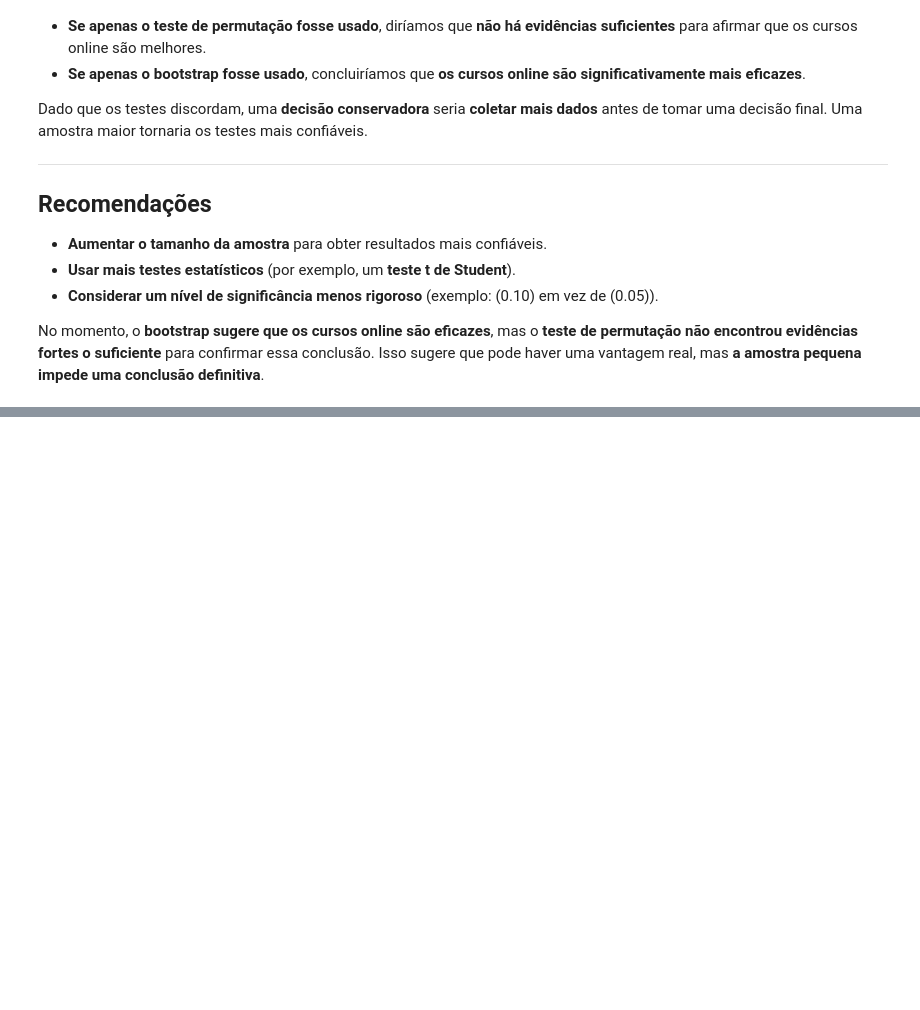
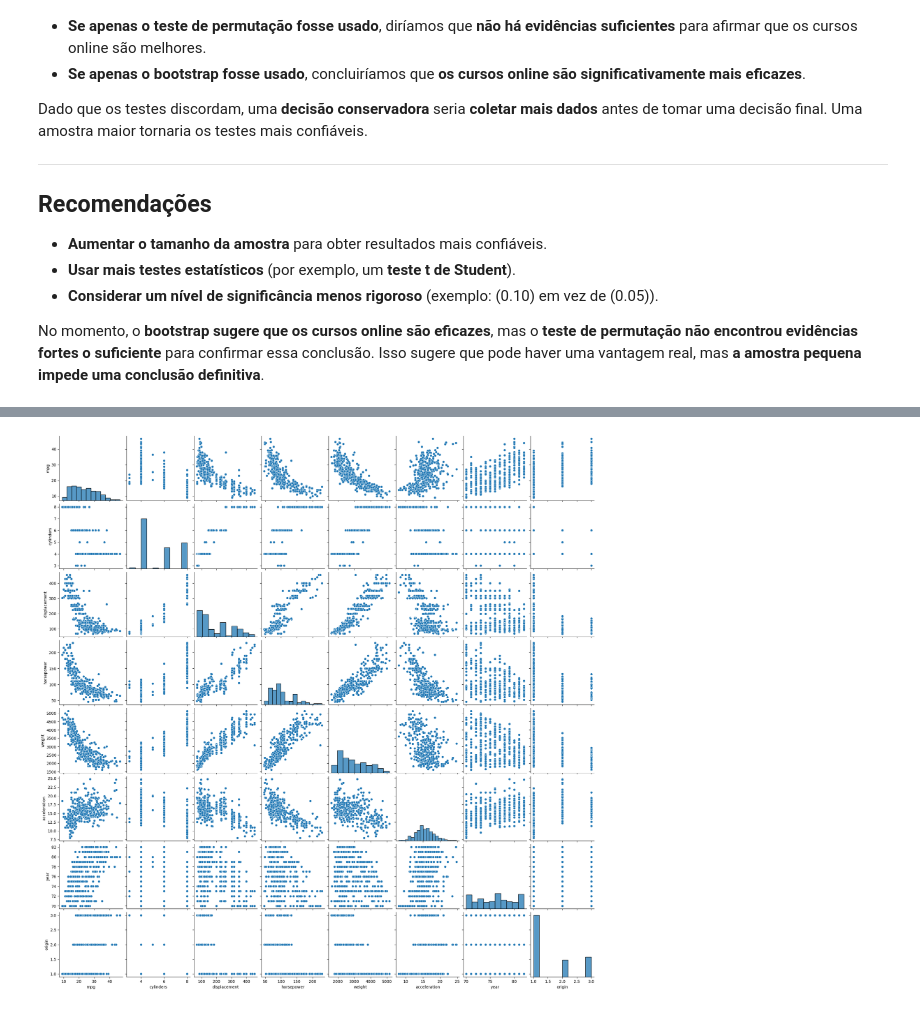
Before and after one commit to tomast1337/GCC1625_T1, a Jupyter notebook: IE_T3_NICOLAS_VYCAS_NERY.ipynb, the cells around one changed output, grey strips where cells are left out. Cells and saved outputs as stored; diff of their text form; code cells hidden in the pictures; blank space fills up the shorter version.

```diff
--- a/IE_T3_NICOLAS_VYCAS_NERY.ipynb
+++ b/IE_T3_NICOLAS_VYCAS_NERY.ipynb
@@ -520,0 +548,82 @@ No momento, o **bootstrap sugere que os cursos online são eficazes**, mas o **t
+# %%
+import pandas as pd
+import numpy as np
+import seaborn as sns
+import matplotlib.pyplot as plt
+import statsmodels.api as sm
+import statsmodels.formula.api as smf
+
+# Carregar os dados
+df = pd.read_csv("Auto.csv")
+
+# Substituir '?' por NaN
+df.replace("?", np.nan, inplace=True)
+
+# Remover linhas com valores NaN
+df.dropna(inplace=True)
+
+# Converter todas as colunas para tipos numéricos
+df = df.drop(columns=["name"])
+
+df = df.apply(pd.to_numeric)
+
+# Verificar as primeiras linhas do dataset
+print(df.head())
+
+# Remover a coluna 'name' (não numérica)
+
+### (i) Matriz de Gráficos de Dispersão ###
+sns.pairplot(df)
+plt.show()
+
+### (ii) Matriz de Correlação ###
+correlation_matrix = df.corr()
+print(correlation_matrix)
+
+# Plotar a matriz de correlação com um mapa de calor
+plt.figure(figsize=(10, 8))
+sns.heatmap(correlation_matrix, annot=True, cmap="coolwarm", fmt=".2f")
+plt.title("Matriz de Correlação")
+plt.show()
+
+### (iii) Regressão Linear Múltipla ###
+# Definir a variável resposta (mpg) e as variáveis preditoras
+X = df.drop(columns=["mpg"])
+y = df["mpg"]
+
+# Adicionar uma constante para o intercepto
+X = sm.add_constant(X)
+
+# Ajustar o modelo de regressão linear múltipla
+model = sm.OLS(y, X).fit()
+
+# Imprimir o resumo do modelo
+print(model.summary())
+
+# (iii.a) Existe uma relação entre os preditores e a resposta?
+# - Olhamos o p-valor do teste F. Se for < 0.05, há uma relação estatisticamente significativa.
+
+# (iii.b) Quais preditores são significativos?
+# - Observamos as colunas "P>|t|". Valores abaixo de 0.05 indicam preditores significativos.
+
+# (iii.c) O coeficiente de "year" sugere se carros mais novos tendem a ser mais eficientes.
+
+### (iv) Diagnóstico do Modelo ###
+# Resíduos vs Ajustados
+sns.regplot(x=model.fittedvalues, y=model.resid, lowess=True, line_kws={"color": "red"})
+plt.xlabel("Valores Ajustados")
+plt.ylabel("Resíduos")
+plt.title("Resíduos vs Ajustados")
+plt.show()
+
+# Histograma dos resíduos
+sns.histplot(model.resid, kde=True, bins=30)
+plt.xlabel("Resíduos")
+plt.title("Distribuição dos Resíduos")
+plt.show()
+
+# QQ-plot (normalidade dos resíduos)
+sm.qqplot(model.resid, line="45")
+plt.title("QQ-Plot dos Resíduos")
+plt.show()
+# %% [output]
@@ -520,0 +643 @@ No momento, o **bootstrap sugere que os cursos online são eficazes**, mas o **t
+[figure, added]
```
Also changed, not shown: parts of 7 cells of this notebook.
